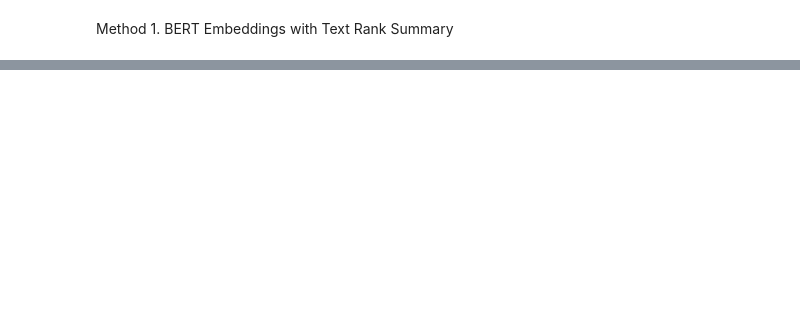
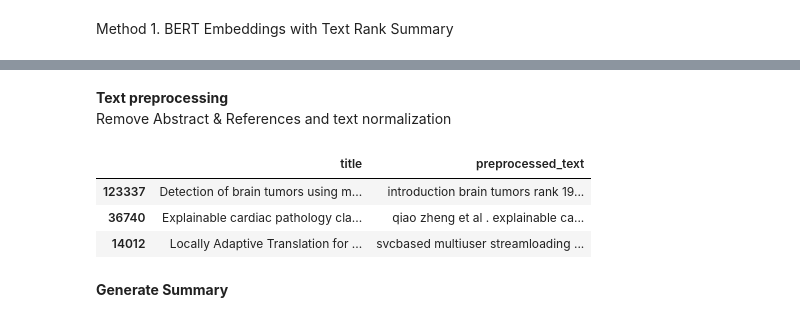
Before and after one commit to RuoqingEvelineWang/cs5246, a Jupyter notebook: task 1_paper summary.ipynb, the cells around one changed output, grey strips where cells are left out. Cells and saved outputs as stored; diff of their text form; code cells hidden in the pictures; blank space fills up the shorter version.

```diff
--- a/task 1_paper summary.ipynb
+++ b/task 1_paper summary.ipynb
@@ -59,3 +110,35 @@ df = pd.read_csv("ai_ml_papers.csv")
+# %%
+#tokenization and text cleaning
+from nltk.tokenize import word_tokenize
+nltk.download("punkt")
+
+def preprocess(text):
+
+    # Lowercase and remove URLs/special characters
+    text = text.lower()
+    text = re.sub(r'https?://\S+|www\.\S+', '', text)
+
+    #Removing Extra Spaces
+    text = re.sub(r'\s+', ' ', text).strip()
+
+    #Remove single characters or digits, tend to be part of formula
+    text = re.sub(r'\b[a-z0-9]\b', '', text)
+
+    #Remove -\n (dash and newline)
+    # For example: au-\ntonomous -> autonomous
+    text = re.sub(r'(\w+)-\s*(\w+)', r'\1\2', text)
+
+    #Remove Citations
+    text = re.sub(r'\[\d+\]', '', text)  # Removes [12] , [2-5]
+    text = re.sub(r'\([\w\s,.]+,\s\d{4}\s?\)', '', text) # Removes (Author, Year) or (et al., 2023)
+    text = re.sub(r'\[[\w\s,.]+,\s\d{4}\s?\]', '', text) # Removes [Author, Year] or [et al., 2023]
+    text = re.sub(r'et al.,', '', text) # Removes et al. in general
+
+    # Tokenize
+    tokens = word_tokenize(text)
+    tokens = [word for word in tokens]
+
+    return ' '.join(tokens)
 # %% [markdown]
 Method 1. BERT Embeddings with Text Rank Summary
 # %%
@@ -137,0 +262,16 @@ df_sample['summary_pegasus_pretrained'] = df_sample['full_text'].apply(summarize
+# %% [markdown]
+**Text preprocessing**
+Remove Abstract & References and text normalization
+# %%
+df_sample['preprocessed_text'] = df_sample.apply(
+    lambda row: remove_abstract_and_references(row['full_text'], row['sections']), axis=1
+)
+df_sample['preprocessed_text'] = df_sample['preprocessed_text'].apply(preprocess)
+df_sample[['title','preprocessed_text']].head()
+# %% [output]
+|  | title | preprocessed_text |
+| 123337 | Detection of brain tumors using m... | introduction brain tumors rank 19... |
+| 36740 | Explainable cardiac pathology cla... | qiao zheng et al . explainable ca... |
+| 14012 | Locally Adaptive Translation for ... | svcbased multiuser streamloading ... |
+# %% [markdown]
+**Generate Summary**
```
Also changed, not shown: parts of 21 cells of this notebook, 1 other file.
